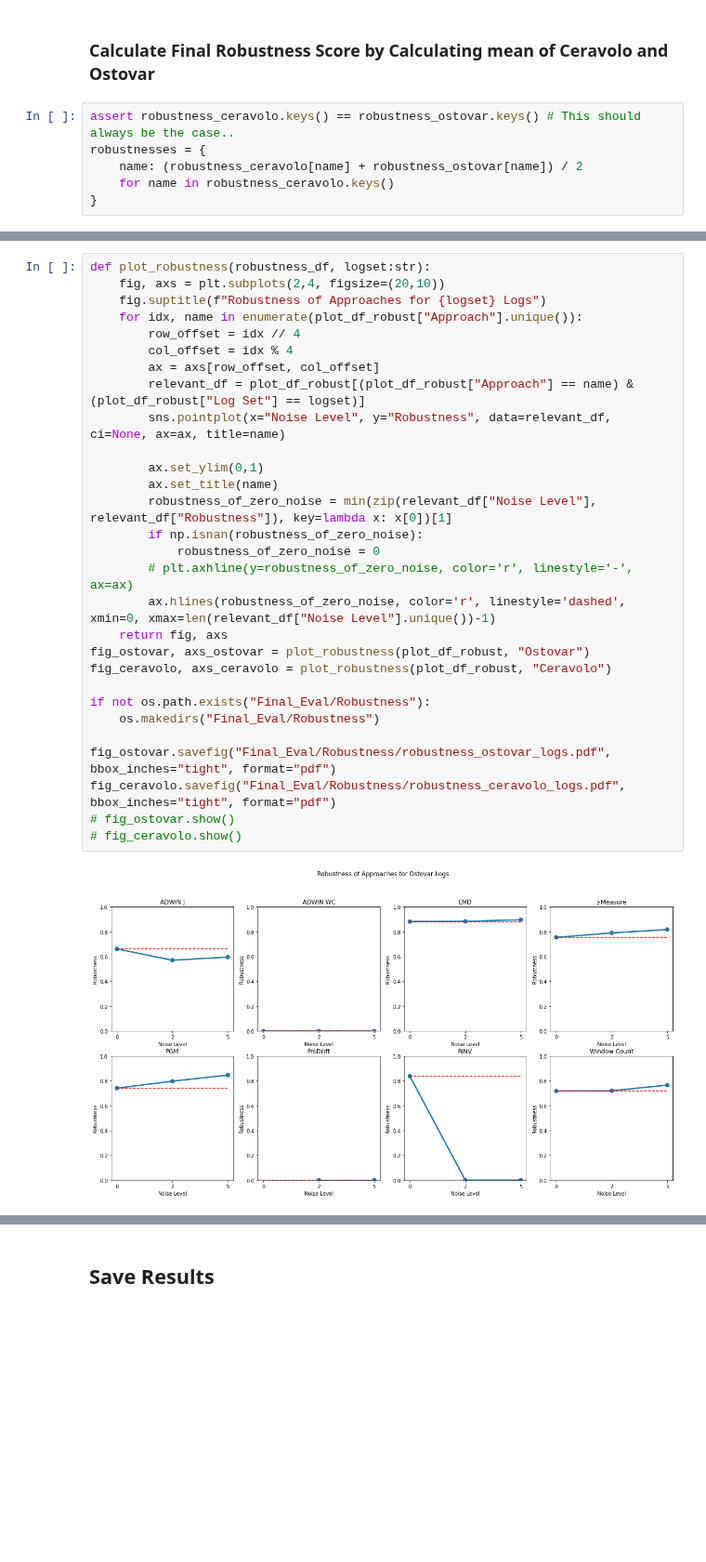
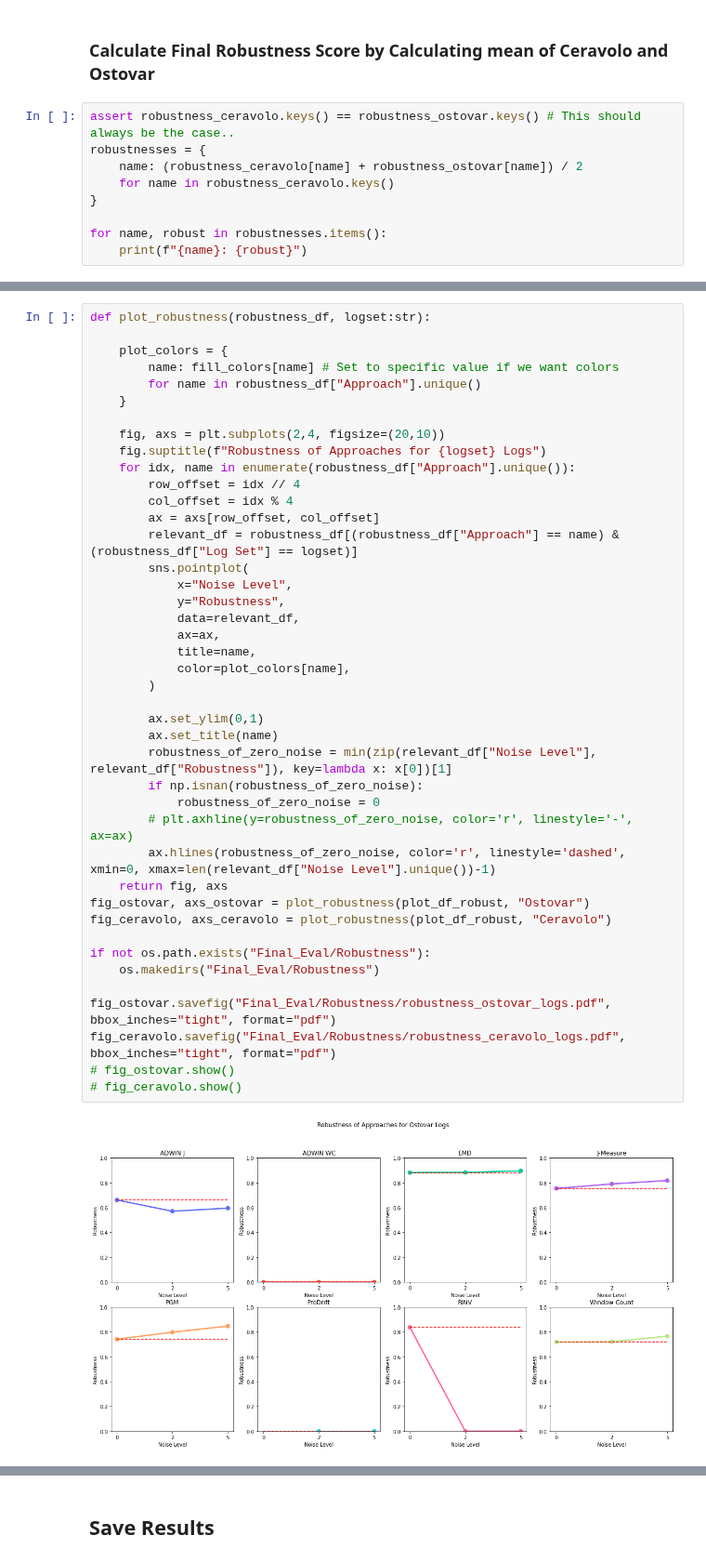
Before and after one commit to cpitsch/cdrift-evaluation, a Jupyter notebook: evaluate_results.ipynb, the cells around one changed output, grey strips where cells are left out. Shown at 93% size. Cells and saved outputs as stored; diff of their text form; blank space fills up the shorter version.

Commit message:
Comments and small fix in robustness plotting function

```diff
--- a/evaluate_results.ipynb
+++ b/evaluate_results.ipynb
@@ -900,3 +905,6 @@ robustnesses = {
     name: (robustness_ceravolo[name] + robustness_ostovar[name]) / 2
     for name in robustness_ceravolo.keys()
 }
+
+for name, robust in robustnesses.items():
+    print(f"{name}: {robust}")
@@ -903,31 +920,44 @@ robustnesses = {
 # %%
 def plot_robustness(robustness_df, logset:str):
+
+    plot_colors = {
+        name: fill_colors[name] # Set to specific value if we want colors
+        for name in robustness_df["Approach"].unique()
+    }
+
     fig, axs = plt.subplots(2,4, figsize=(20,10))
     fig.suptitle(f"Robustness of Approaches for {logset} Logs")
-    for idx, name in enumerate(plot_df_robust["Approach"].unique()):
+    for idx, name in enumerate(robustness_df["Approach"].unique()):
         row_offset = idx // 4
         col_offset = idx % 4
         ax = axs[row_offset, col_offset]
-        relevant_df = plot_df_robust[(plot_df_robust["Approach"] == name) & (plot_df_robust["Log Set"] == logset)]
-        sns.pointplot(x="Noise Level", y="Robustness", data=relevant_df, ci=None, ax=ax, title=name)
+        relevant_df = robustness_df[(robustness_df["Approach"] == name) & (robustness_df["Log Set"] == logset)]
+        sns.pointplot(
+            x="Noise Level",
+            y="Robustness",
+            data=relevant_df,
+            ax=ax,
+            title=name,
+            color=plot_colors[name],
+        )
 
         ax.set_ylim(0,1)
         ax.set_title(name)
         robustness_of_zero_noise = min(zip(relevant_df["Noise Level"], relevant_df["Robustness"]), key=lambda x: x[0])[1]
         if np.isnan(robustness_of_zero_noise):
             robustness_of_zero_noise = 0
         # plt.axhline(y=robustness_of_zero_noise, color='r', linestyle='-', ax=ax)
         ax.hlines(robustness_of_zero_noise, color='r', linestyle='dashed', xmin=0, xmax=len(relevant_df["Noise Level"].unique())-1)
     return fig, axs
 fig_ostovar, axs_ostovar = plot_robustness(plot_df_robust, "Ostovar")
 fig_ceravolo, axs_ceravolo = plot_robustness(plot_df_robust, "Ceravolo")
 
 if not os.path.exists("Final_Eval/Robustness"):
     os.makedirs("Final_Eval/Robustness")
 
 fig_ostovar.savefig("Final_Eval/Robustness/robustness_ostovar_logs.pdf", bbox_inches="tight", format="pdf")
 fig_ceravolo.savefig("Final_Eval/Robustness/robustness_ceravolo_logs.pdf", bbox_inches="tight", format="pdf")
 # fig_ostovar.show()
 # fig_ceravolo.show()
 # %% [output]
-[figure, old version]
+[figure, new version]
```
Also changed, not shown: parts of 4 cells of this notebook.
